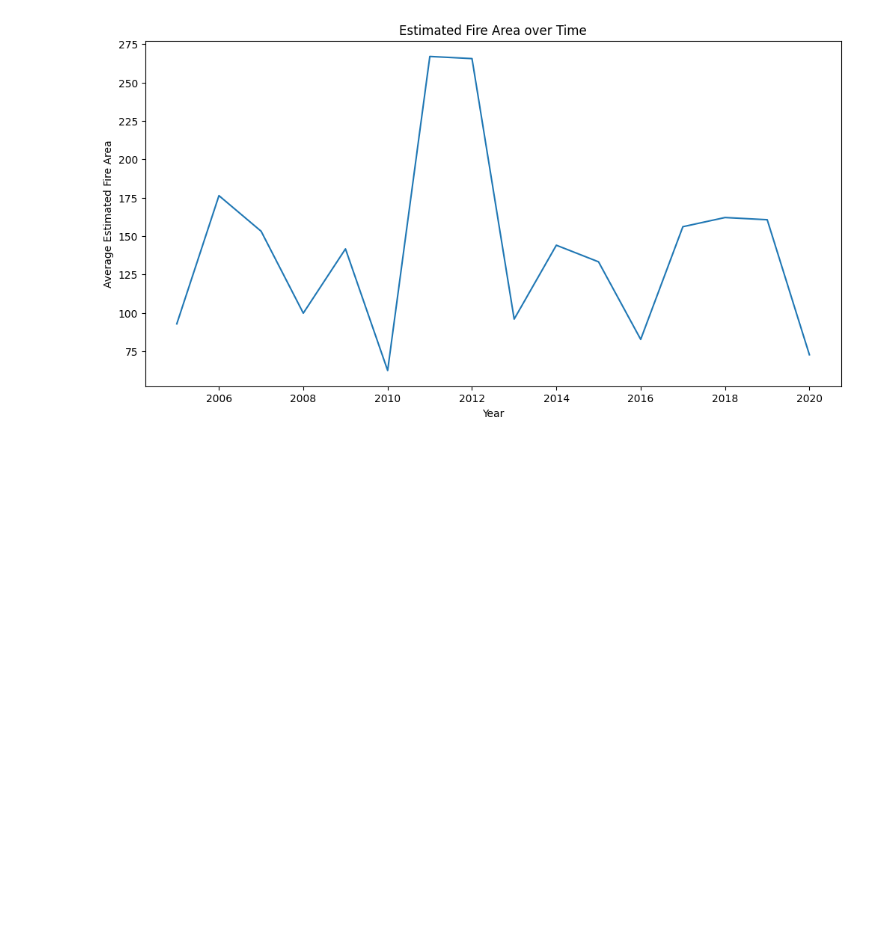
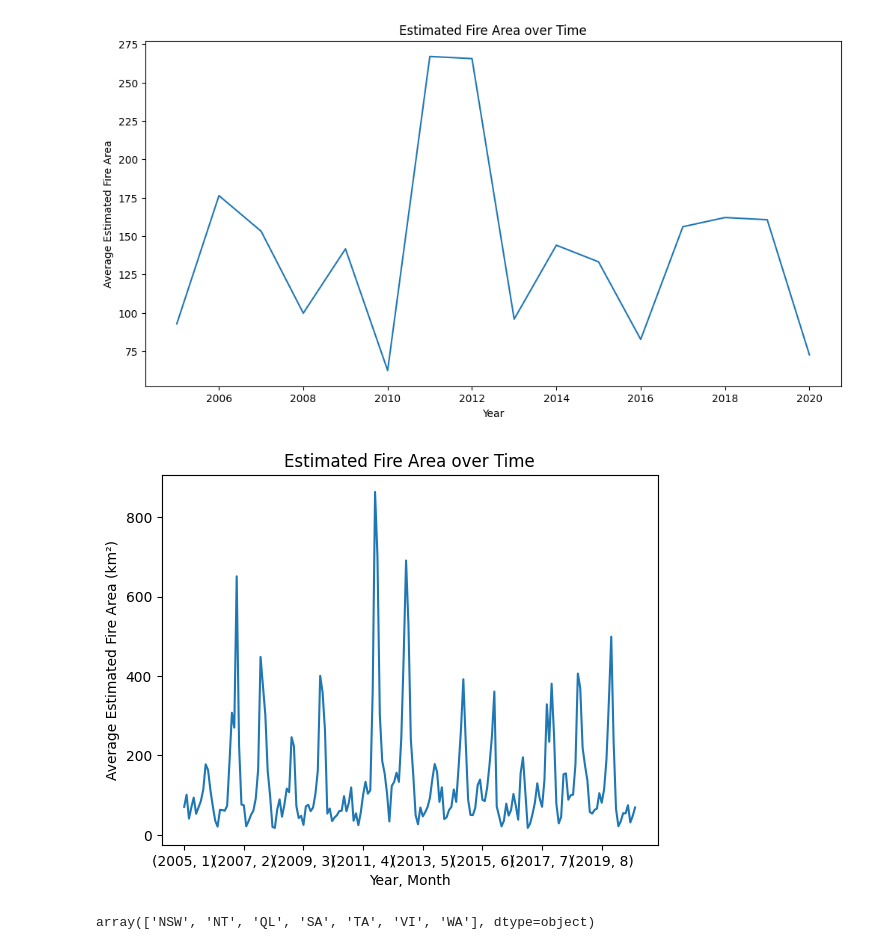
Before and after one commit to saru254/Visualization_On_Wildfire, a Jupyter notebook: AnalyzingWildfire.ipynb, the cells around one changed output. Saved outputs shown, nothing was run; the diff lists cells and outputs as text; code cells hidden in the pictures; blank space fills up the shorter version.

```diff
--- a/AnalyzingWildfire.ipynb
+++ b/AnalyzingWildfire.ipynb
@@ -72,3 +72,18 @@ plt.title('Estimated Fire Area over Time')
 plt.show()
 # %% [output]
 [figure]
+# %%
+#narrow down our finding by plotting the estimated fire area for year grouped together with month.
+df_new=df.groupby(['Year','Month'])['Estimated_fire_area'].mean()
+df_new.plot(x=df_new.index, y=df_new.values)
+plt.xlabel('Year, Month')
+plt.ylabel('Average Estimated Fire Area (km²)')
+plt.title('Estimated Fire Area over Time')
+plt.show()
+# %% [output]
+[figure, added]
+# %%
+#insight on the distribution of mean estimated fire brightness across the regions
+df['Region'].unique()
+# %% [output]
+array(['NSW', 'NT', 'QL', 'SA', 'TA', 'VI', 'WA'], dtype=object)
```
